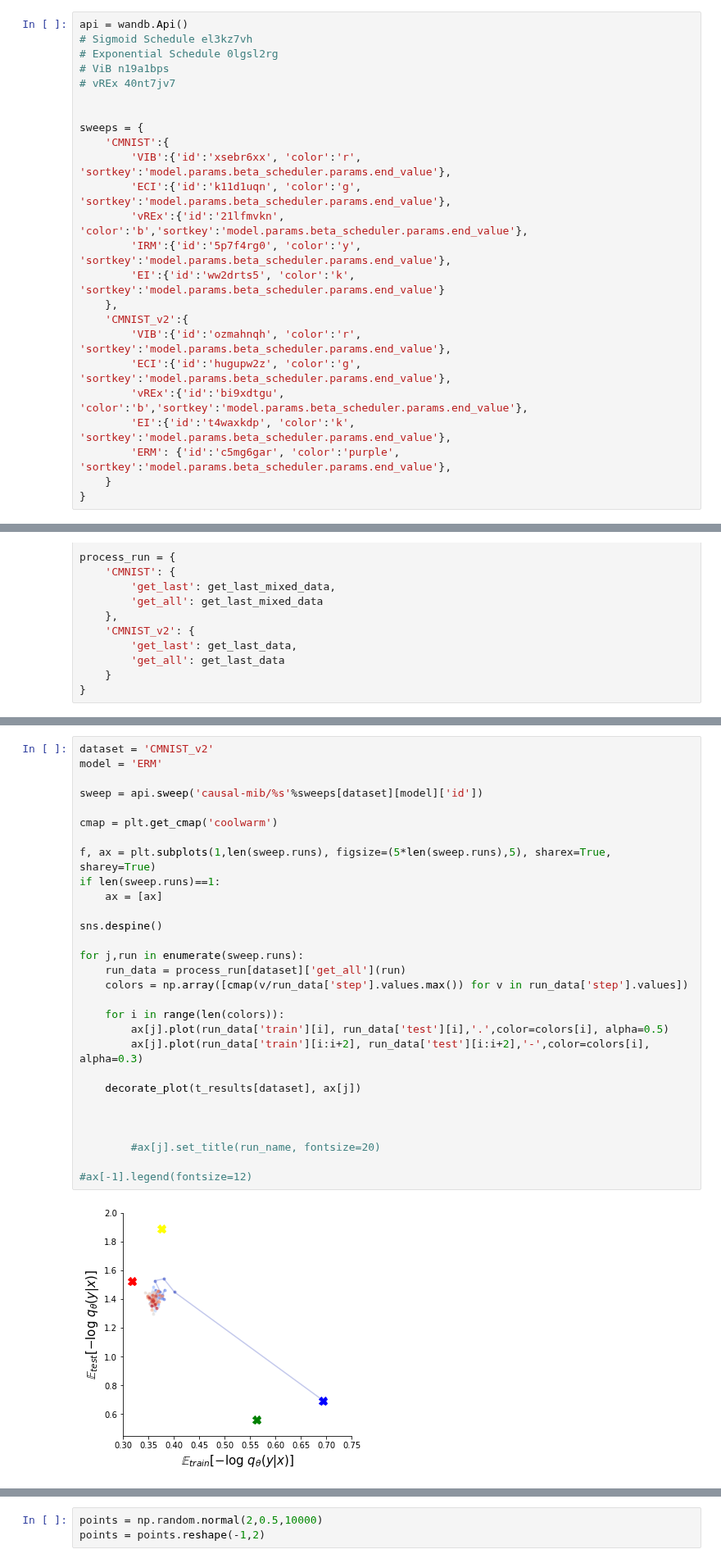
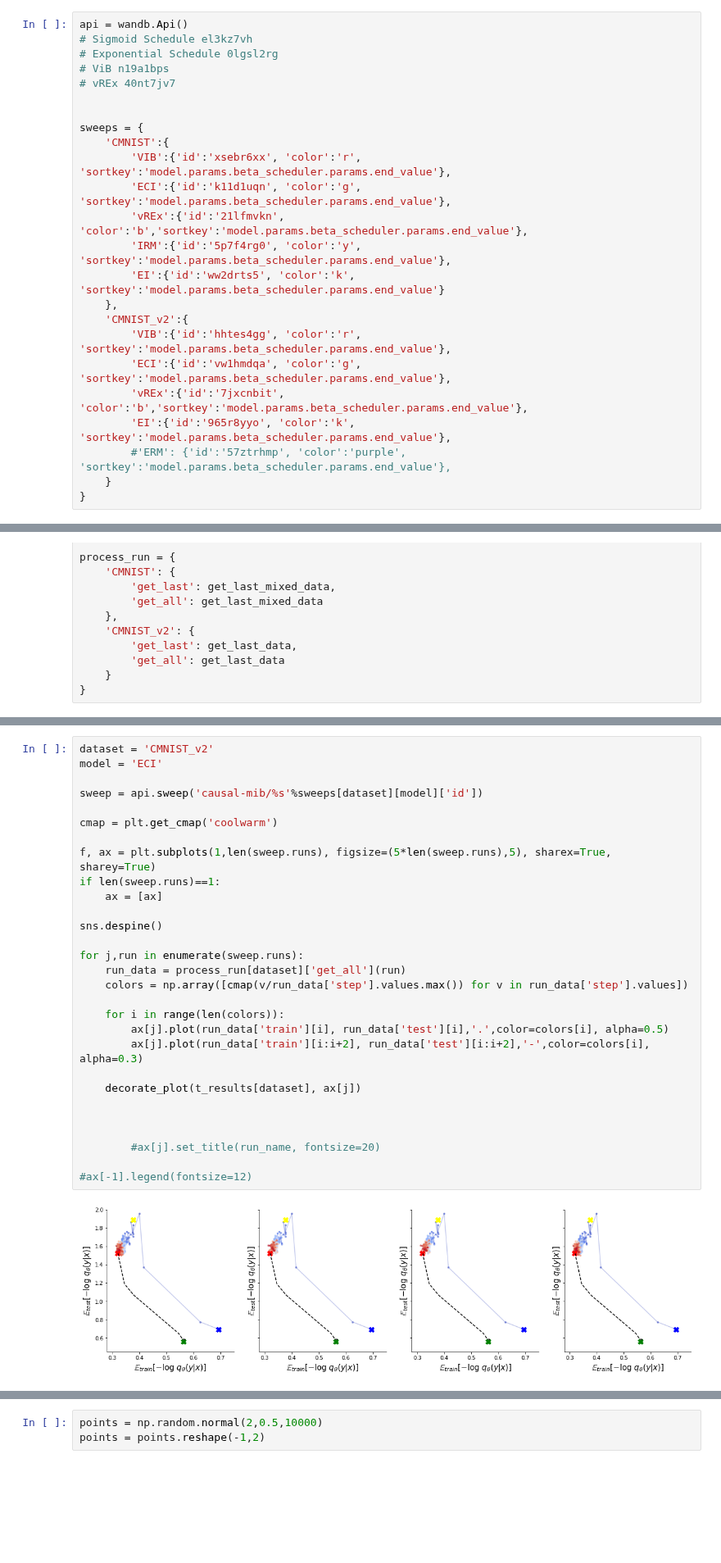
Before and after one commit to mfederici/JADE, a Jupyter notebook: results.ipynb, the cells around one changed output, grey strips where cells are left out. Shown at 82% size. Drawn from its saved outputs; the diff is of its cells as text; blank space fills up the shorter version.

```diff
--- a/results.ipynb
+++ b/results.ipynb
@@ -55,11 +34,11 @@ sweeps = {
         'EI':{'id':'ww2drts5', 'color':'k', 'sortkey':'model.params.beta_scheduler.params.end_value'}
     },
     'CMNIST_v2':{
-        'VIB':{'id':'ozmahnqh', 'color':'r', 'sortkey':'model.params.beta_scheduler.params.end_value'},
-        'ECI':{'id':'hugupw2z', 'color':'g', 'sortkey':'model.params.beta_scheduler.params.end_value'},
-        'vREx':{'id':'bi9xdtgu', 'color':'b','sortkey':'model.params.beta_scheduler.params.end_value'},
-        'EI':{'id':'t4waxkdp', 'color':'k', 'sortkey':'model.params.beta_scheduler.params.end_value'},
-        'ERM': {'id':'c5mg6gar', 'color':'purple', 'sortkey':'model.params.beta_scheduler.params.end_value'},
+        'VIB':{'id':'hhtes4gg', 'color':'r', 'sortkey':'model.params.beta_scheduler.params.end_value'},
+        'ECI':{'id':'vw1hmdqa', 'color':'g', 'sortkey':'model.params.beta_scheduler.params.end_value'},
+        'vREx':{'id':'7jxcnbit', 'color':'b','sortkey':'model.params.beta_scheduler.params.end_value'},
+        'EI':{'id':'965r8yyo', 'color':'k', 'sortkey':'model.params.beta_scheduler.params.end_value'},
+        #'ERM': {'id':'57ztrhmp', 'color':'purple', 'sortkey':'model.params.beta_scheduler.params.end_value'},
     }
 }
 # %%
@@ -234,35 +258,35 @@ def decorate_plot(config, ax):
     ax.set_ylabel('$\\mathbb{E}_{test}[-\\log\\ q_\\theta(y|x)]$', size=15)
 # %%
 dataset = 'CMNIST_v2'
-model = 'ERM'
+model = 'ECI'
 
 sweep = api.sweep('causal-mib/%s'%sweeps[dataset][model]['id'])
 
 cmap = plt.get_cmap('coolwarm')
 
 f, ax = plt.subplots(1,len(sweep.runs), figsize=(5*len(sweep.runs),5), sharex=True, sharey=True)
 if len(sweep.runs)==1:
     ax = [ax]
 
 sns.despine()
 
 for j,run in enumerate(sweep.runs):
     run_data = process_run[dataset]['get_all'](run)
     colors = np.array([cmap(v/run_data['step'].values.max()) for v in run_data['step'].values])
 
     for i in range(len(colors)):
         ax[j].plot(run_data['train'][i], run_data['test'][i],'.',color=colors[i], alpha=0.5)
         ax[j].plot(run_data['train'][i:i+2], run_data['test'][i:i+2],'-',color=colors[i], alpha=0.3)
 
     decorate_plot(t_results[dataset], ax[j])
 
 
 
         #ax[j].set_title(run_name, fontsize=20)
 
 #ax[-1].legend(fontsize=12)
 # %% [output]
-[figure, old version]
+[figure, new version]
 # %%
 
 
```
Also changed, not shown: parts of 4 cells of this notebook, 10 other files.
